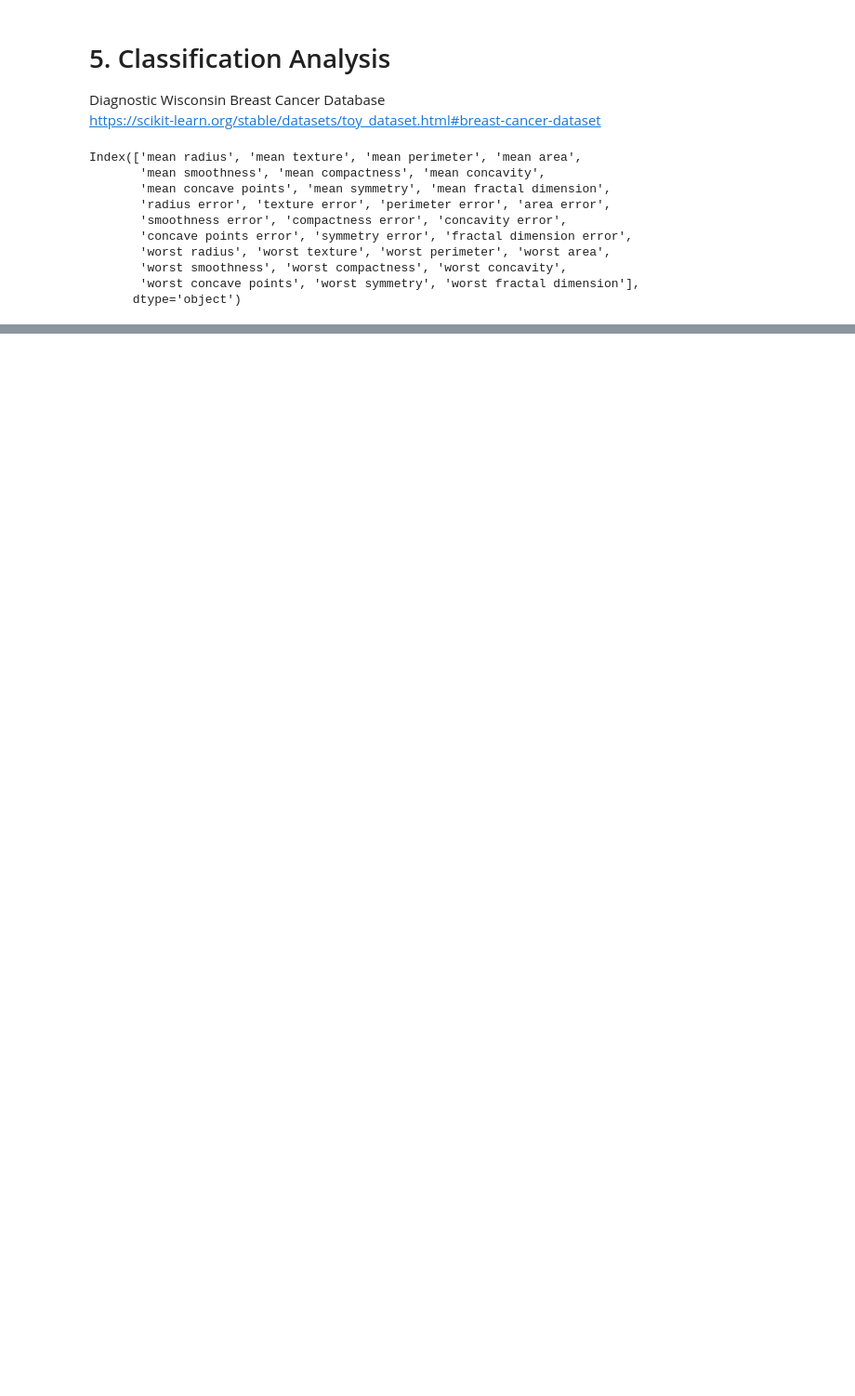
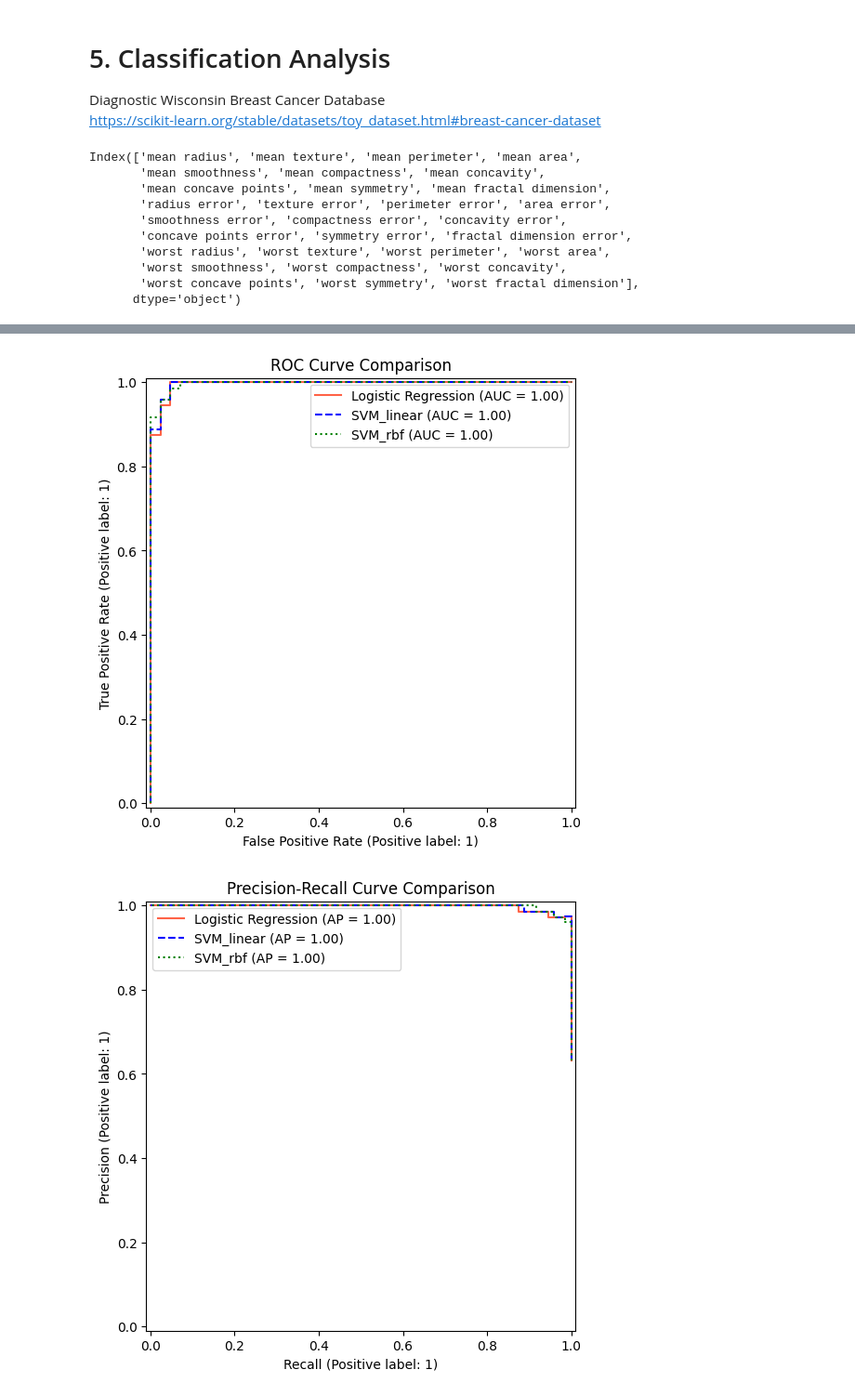
Before and after one commit to yiheng870106/Mathematics-of-Data-Science-Project-1-yiheng, a Jupyter notebook: project1.ipynb, the cells around one changed output, grey strips where cells are left out. Shown at 93% size. Saved outputs shown, nothing was run; the diff lists cells and outputs as text; code cells hidden in the pictures; blank space fills up the shorter version.

```diff
--- a/project1.ipynb
+++ b/project1.ipynb
@@ -324,0 +439,24 @@ Index(['mean radius', 'mean texture', 'mean perimeter', 'mean area',
+# %%
+fig, ax = plt.subplots(figsize=(6, 6))
+
+RocCurveDisplay.from_predictions(y_test, y_score_lr, ax=ax, name="Logistic Regression", color="tomato", linestyle="-")
+RocCurveDisplay.from_predictions(y_test, y_score_svm_linear, ax=ax, name="SVM_linear", color="blue", linestyle="--")
+RocCurveDisplay.from_predictions(y_test, y_score_svm_rbf, ax=ax, name="SVM_rbf", color="green", linestyle=":")
+
+plt.title("ROC Curve Comparison")
+plt.legend()
+plt.show()
+
+
+fig, ax = plt.subplots(figsize=(6, 6))
+
+PrecisionRecallDisplay.from_predictions(y_test, y_score_lr, ax=ax, name="Logistic Regression", color="tomato", linestyle="-")
+PrecisionRecallDisplay.from_predictions(y_test, y_score_svm_linear, ax=ax, name="SVM_linear", color="blue", linestyle="--")
+PrecisionRecallDisplay.from_predictions(y_test, y_score_svm_rbf, ax=ax, name="SVM_rbf", color="green", linestyle=":")
+
+plt.title("Precision-Recall Curve Comparison")
+plt.legend()
+plt.show()
+# %% [output]
+[figure, added]
+[figure, added]
```
Also changed, not shown: parts of 7 cells of this notebook.
